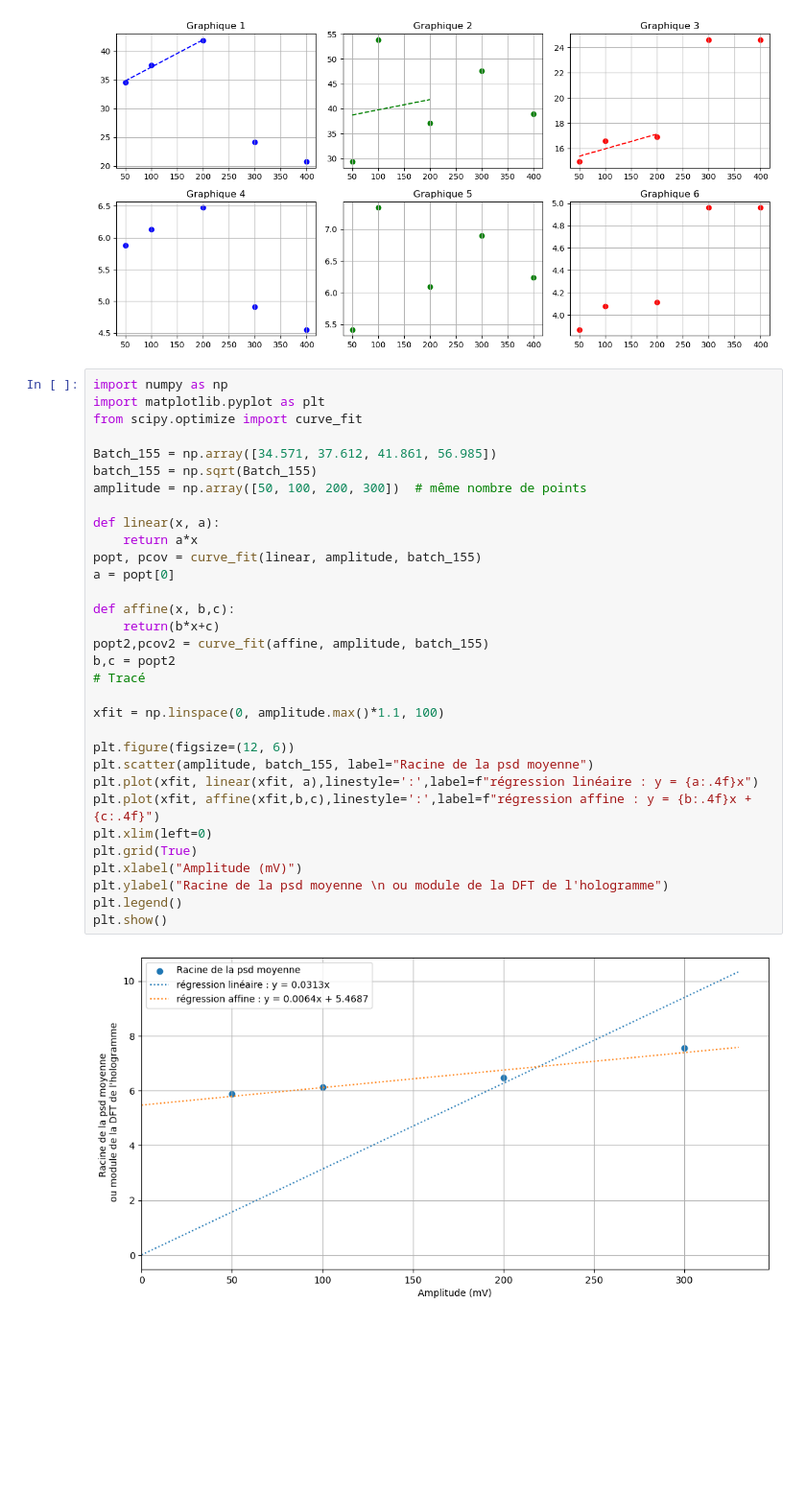
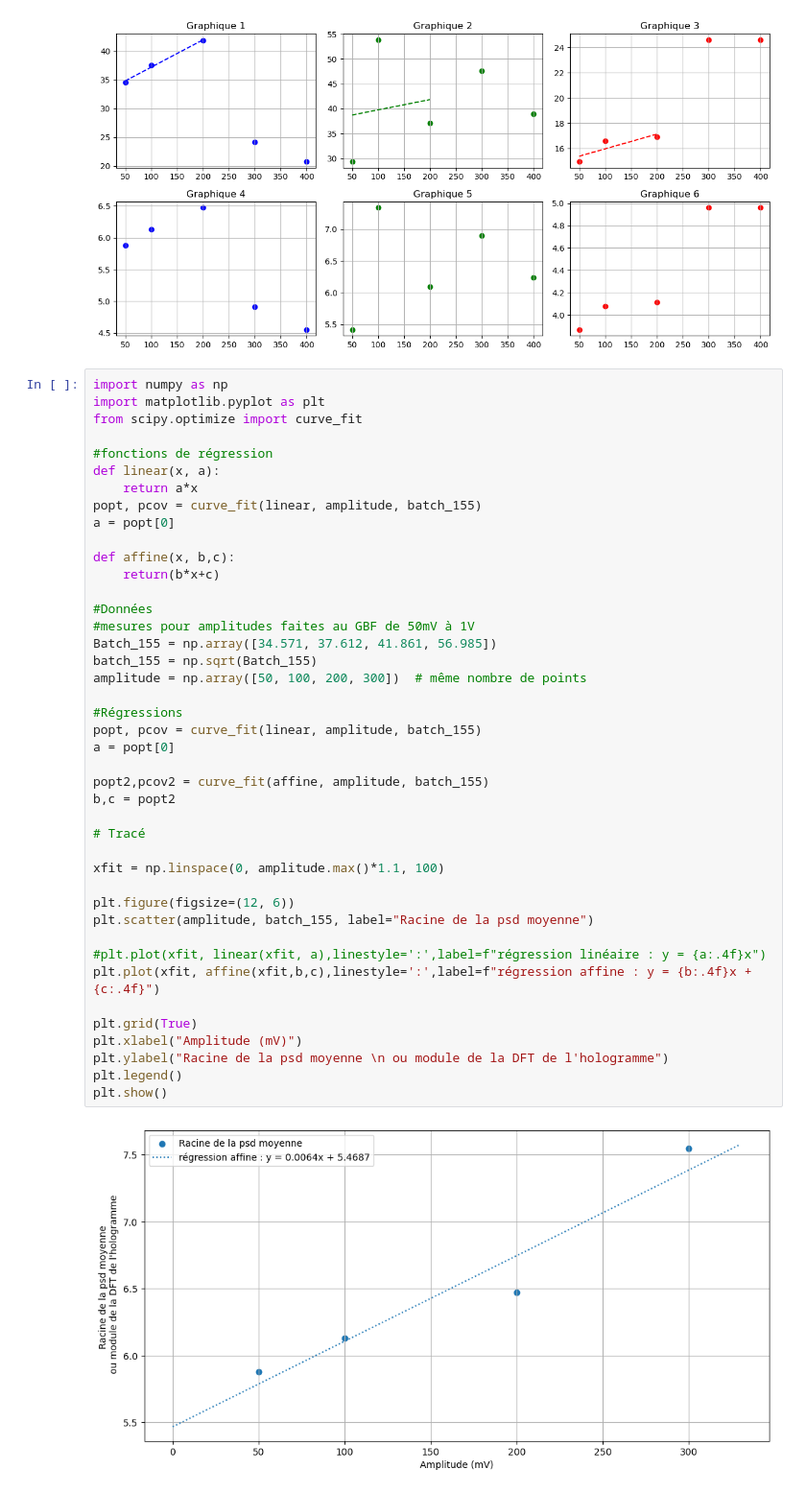
Before and after one commit to lm-al/Graphes_lamellophone, a Jupyter notebook: Graphes_lamellophone.ipynb, the cells around one changed output. Shown at 96% size. Saved outputs shown, nothing was run; the diff lists cells and outputs as text; blank space fills up the shorter version.

```diff
--- a/Graphes_lamellophone.ipynb
+++ b/Graphes_lamellophone.ipynb
@@ -73,34 +73,44 @@ plt.show()
 # %%
 import numpy as np
 import matplotlib.pyplot as plt
 from scipy.optimize import curve_fit
 
-Batch_155 = np.array([34.571, 37.612, 41.861, 56.985])
-batch_155 = np.sqrt(Batch_155)
-amplitude = np.array([50, 100, 200, 300])  # même nombre de points
-
+#fonctions de régression
 def linear(x, a):
     return a*x
 popt, pcov = curve_fit(linear, amplitude, batch_155)
 a = popt[0]
 
 def affine(x, b,c):
     return(b*x+c)
+
+#Données
+#mesures pour amplitudes faites au GBF de 50mV à 1V
+Batch_155 = np.array([34.571, 37.612, 41.861, 56.985])
+batch_155 = np.sqrt(Batch_155)
+amplitude = np.array([50, 100, 200, 300])  # même nombre de points
+
+#Régressions
+popt, pcov = curve_fit(linear, amplitude, batch_155)
+a = popt[0]
+
 popt2,pcov2 = curve_fit(affine, amplitude, batch_155)
 b,c = popt2
+
 # Tracé
 
 xfit = np.linspace(0, amplitude.max()*1.1, 100)
 
 plt.figure(figsize=(12, 6))
 plt.scatter(amplitude, batch_155, label="Racine de la psd moyenne")
-plt.plot(xfit, linear(xfit, a),linestyle=':',label=f"régression linéaire : y = {a:.4f}x")
+
+#plt.plot(xfit, linear(xfit, a),linestyle=':',label=f"régression linéaire : y = {a:.4f}x")
 plt.plot(xfit, affine(xfit,b,c),linestyle=':',label=f"régression affine : y = {b:.4f}x + {c:.4f}")
-plt.xlim(left=0)
+
 plt.grid(True)
 plt.xlabel("Amplitude (mV)")
 plt.ylabel("Racine de la psd moyenne \n ou module de la DFT de l'hologramme")
 plt.legend()
 plt.show()
 # %% [output]
-[figure, old version]
+[figure, new version]
```
Also changed, not shown: parts of 8 cells of this notebook.
